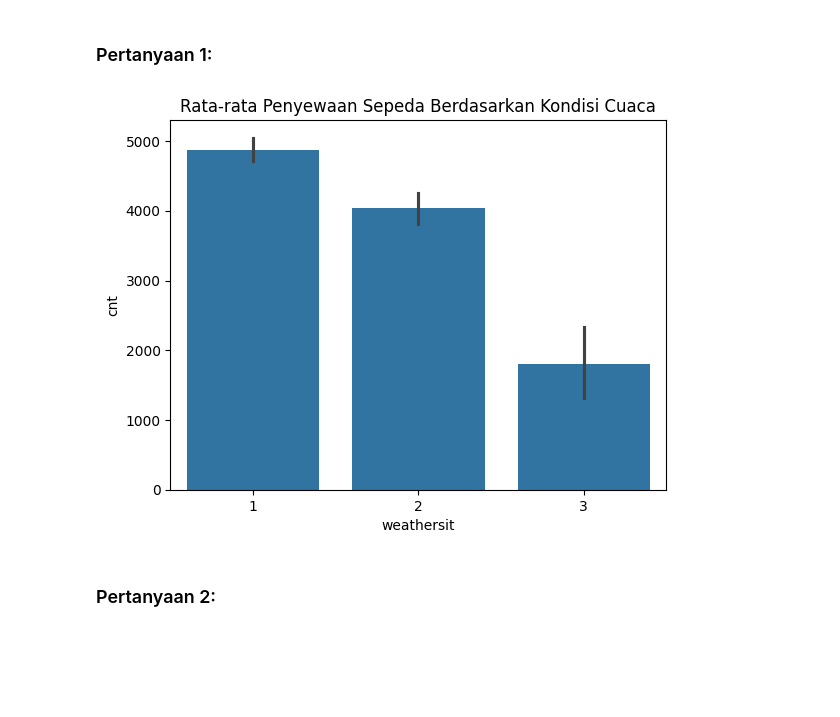
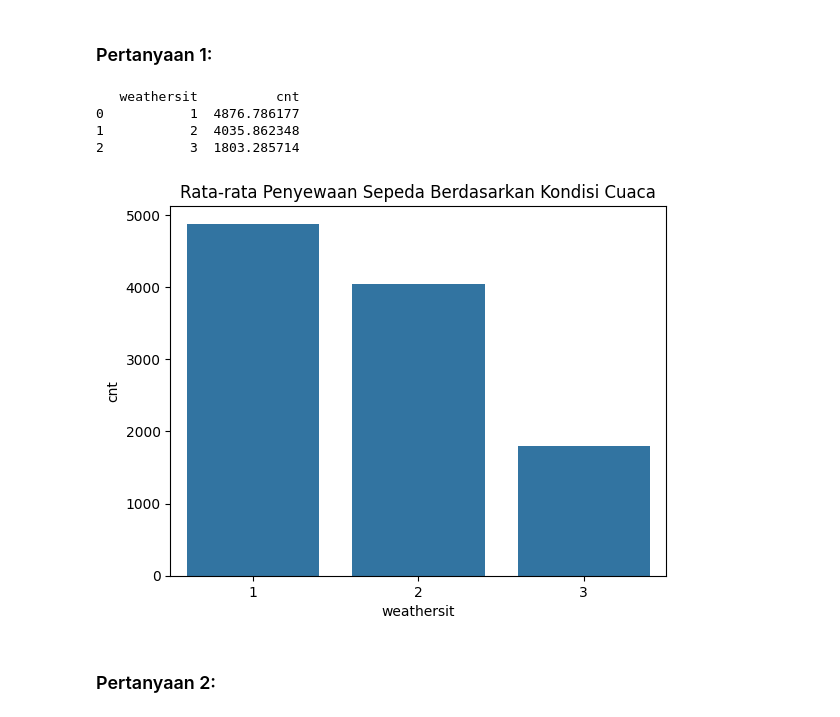
Before and after one commit to kelvinarianda/Bike-Sharing, a Jupyter notebook: notebook.ipynb, the cells around one changed output. Drawn from its saved outputs; the diff is of its cells as text; code cells hidden in the pictures; blank space fills up the shorter version.

```diff
--- a/notebook.ipynb
+++ b/notebook.ipynb
@@ -342,11 +375,20 @@ Sebaliknya, variabel seperti humidity (hum) dan weathersit memiliki korelasi neg
 ## Visualization & Explanatory Analysis
 # %% [markdown]
 ### Pertanyaan 1:
+# %%
+weather_avg = df_day.groupby("weathersit")["cnt"].mean().reset_index()
+
+print(weather_avg)
+# %% [output]
+   weathersit          cnt
+0           1  4876.786177
+1           2  4035.862348
+2           3  1803.285714
 # %%
-sns.barplot(x="weathersit", y="cnt", data=df_day)
+sns.barplot(x="weathersit", y="cnt", data=weather_avg)
 plt.title("Rata-rata Penyewaan Sepeda Berdasarkan Kondisi Cuaca")
 plt.show()
 # %% [output]
-[figure, old version]
+[figure, new version]
 # %% [markdown]
 ### Pertanyaan 2:
```
Also changed, not shown: parts of 16 cells of this notebook, 2 other files.
